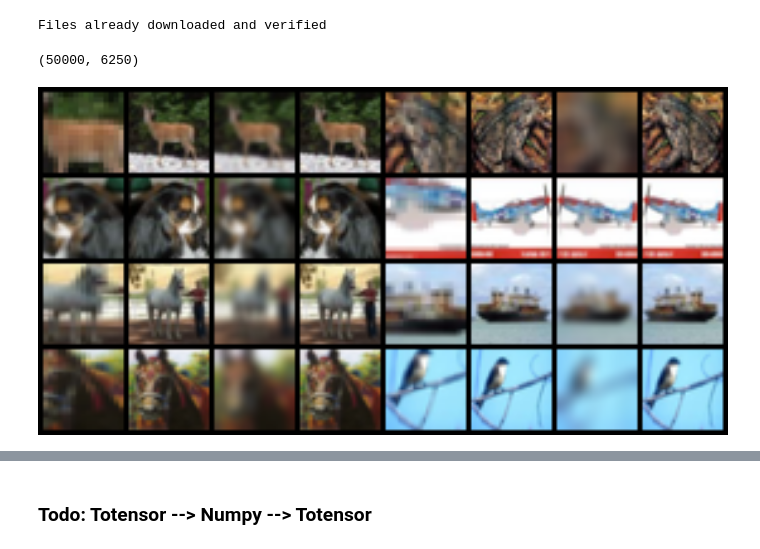
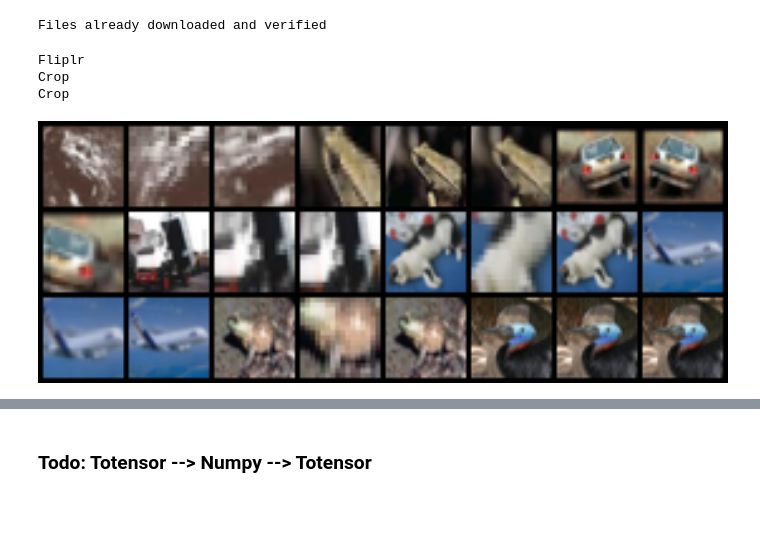
Before and after one commit to JackXu0/Unsupervised-learning-for-CIFAR10, a Jupyter notebook: CML Unsupervised.ipynb, the cells around one changed output, grey strips where cells are left out. Saved outputs shown, nothing was run; the diff lists cells and outputs as text; code cells hidden in the pictures; blank space fills up the shorter version.

```diff
--- a/CML Unsupervised.ipynb
+++ b/CML Unsupervised.ipynb
@@ -25,6 +25,21 @@ from torchsummary import summary
 # %%
 device = torch.device('cuda' if torch.cuda.is_available() else 'cpu')
 bs = 8
+na = 3
+printed = False
+# %%
+def randomPick(trans, n):
+    tran_list = []
+    global printed
+    for i in range (0, n):
+        tran_list.append(trans[randint(0, n-1)])
+
+    if not printed:
+        for i in range(0, n):
+            print(tran_list[i].name)
+        printed = True
+
+    return tran_list
 # %%
 def augmentation(im):
     """
@@ -33,26 +48,36 @@ def augmentation(im):
     output: num, 3, n, n tensor
     """
     transformations = [
-        iaa.Crop(px=(0, 10)), # crop images from each side by 0 to 16px (randomly chosen)
-        iaa.Fliplr(0.5), # horizontally flip 50% of the images
-        iaa.GaussianBlur(sigma=(0, 3.0)), # blur images with a sigma of 0 to 3.0
-        iaa.Noop()
+        iaa.Crop(px=(0, 10), name='Crop'), # crop images from each side by 0 to 16px (randomly chosen)
+        iaa.Fliplr(0.5, name='Fliplr'), # horizontally flip 50% of the images
+#         iaa.Flipud(0.5, name-'Flipud'), # vertically flip 50% of the images
+#         iaa.GaussianBlur(sigma=(0, 3.0), name='GaussianBlur'), # blur images with a sigma of 0 to 3.0
+#         iaa.CropAndPad(pad_mode='constant', name='CropAndPad'),  # crop or pad
+#         iaa.Grayscale(alpha=randint(0,255), from_colorspace='RGB', name='GrayScale', deterministic=False),
+#         iaa.AverageBlur(k=[1,2,4,7,10], name='AverageBlur', deterministic=False),
+#         iaa.Sharpen(alpha=randint(0,255), lightness=1, name='Sharpen', deterministic=False),
+#         iaa.Emboss(alpha=randint(0,255), strength=1, name='Emboss', deterministic=False),
+#         iaa.Dropout(p=0, per_channel=False, name=None, deterministic=False, random_state=None),
+#         iaa.ElasticTransformation(alpha=randint(0,255),sigma=0,name='ElasticTrans', deterministic=False),
+        iaa.Noop(name='Noop')
     ]
 
     im = im.permute(1, 2, 0).numpy()
-    return torch.Tensor([t(image=im) for t in transformations]).permute(0, 3, 1, 2)
+    return torch.Tensor([t(image=im) for t in randomPick(transformations, na)]).permute(0, 3, 1, 2)
 # %%
 # dataset = datasets.ImageFolder(root='./data-nodules2d', transform = transforms.Compose([transforms.ToTensor()]))
 dataset = datasets.CIFAR10('.', transform = transforms.Compose([transforms.ToTensor(), augmentation]), download = True)
 dataloader = torch.utils.data.DataLoader(dataset, batch_size=bs, shuffle=True)
-len(dataset.train_data), len(dataloader)
 # %% [output]
 Files already downloaded and verified
-(50000, 6250)
 # %%
 fixed_x, _ = next(iter(dataloader))
 fixed_x = fixed_x.view(-1, 3, 32, 32)
 save_image(fixed_x, 'real_image.png')
 display(Image('real_image.png', width=1000, unconfined=True))
+printed = False
 # %% [output]
+Fliplr
+Crop
+Crop
-[figure, old version]
+[figure, new version]
```
Also changed, not shown: parts of 9 cells of this notebook, 5 other files.
